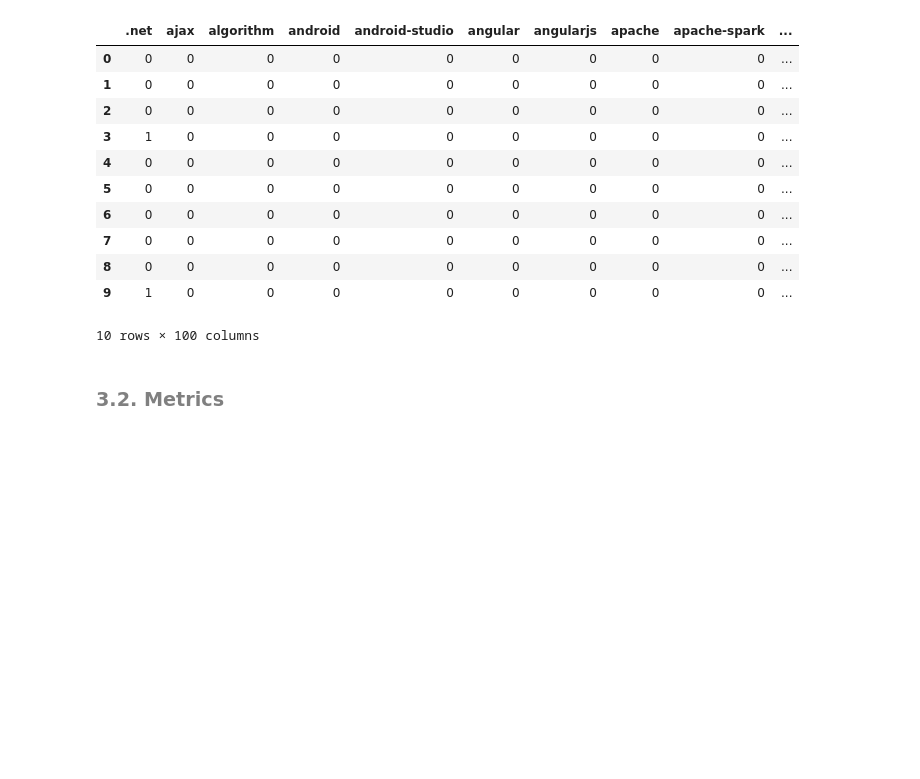
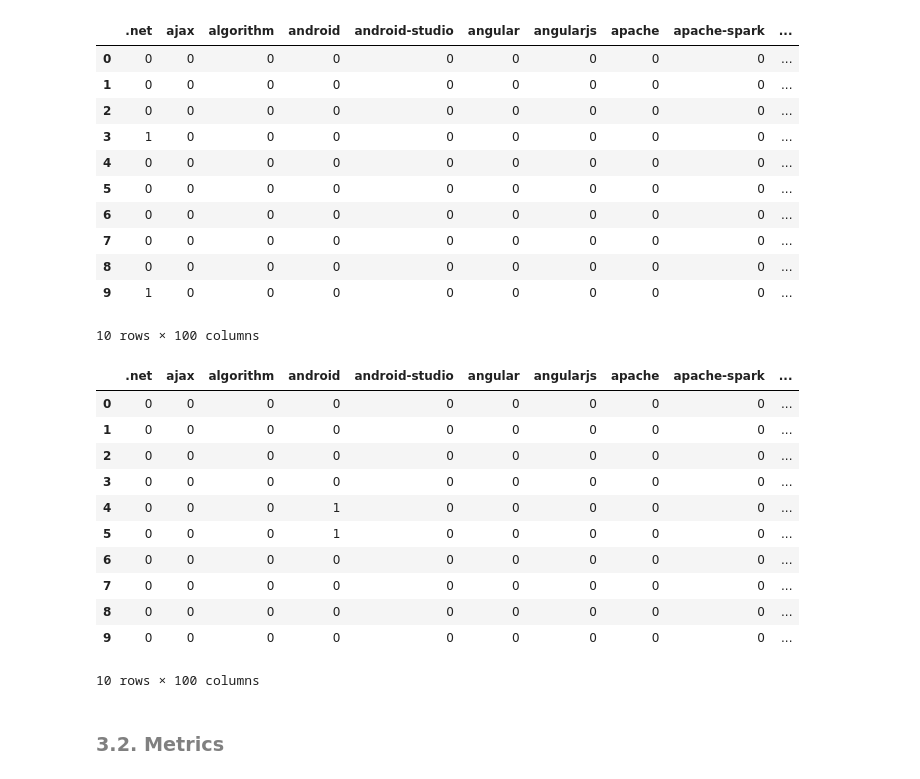
Before and after one commit to hurvoya/05---categorisation-question, a Jupyter notebook: Nettoyage_test_1.ipynb, the cells around one changed output. Drawn from its saved outputs; the diff is of its cells as text; code cells hidden in the pictures; blank space fills up the shorter version.

```diff
--- a/Nettoyage_test_1.ipynb
+++ b/Nettoyage_test_1.ipynb
@@ -1007,3 +1039,11 @@ df["title_body"] = df["Title"]+" "+df["Body"]
+# %%
+#create titel + body column
+df["title_body"] = df["Title"]+" "+df["Body"]
+
+#Dropna
+df = df.dropna()
+# %%
+df = df.dropna()
 # %% [markdown]
 ## <font color = purple>2. Bag of words & Bigrams</font>
 # %%
@@ -1237,0 +1396,3 @@ array([[-0.02615408, -0.02989564, -0.04940378, ...,  0.04612811,
+# %%
+#Création d'un échantillon
+df_sample = df.sample(1000)
@@ -1514,6 +1716,38 @@ df_ybin.head(10)
 | 8 | 0 | 0 | 0 | 0 | 0 | 0 | 0 | 0 | 0 | ... |
 | 9 | 1 | 0 | 0 | 0 | 0 | 0 | 0 | 0 | 0 | ... |
 10 rows × 100 columns
+# %%
+#Define y_sample
+y_sample = df_sample['Tags']
+
+#Replace [, ], and '
+y_sample=y_sample.str.replace("[","")
+y_sample=y_sample.str.replace("]","")
+y_sample=y_sample.str.replace("'","")
+
+#Create list of list
+y_sample = y_sample.str.split(', ')
+
+#Binarize y_sample
+multilabel_binarizer = MultiLabelBinarizer()
+y_sample_bin = multilabel_binarizer.fit_transform(y_sample)
+
+#Create a dataframe for vizualisation
+df_y_sample_bin = pd.DataFrame(multilabel_binarizer.fit_transform(y_sample),columns=multilabel_binarizer.classes_)
+df_y_sample_bin.head(10)
+# %% [output]
+|  | .net | ajax | algorithm | android | android-studio | angular | angularjs | apache | apache-spark | ... |
+| 0 | 0 | 0 | 0 | 0 | 0 | 0 | 0 | 0 | 0 | ... |
+| 1 | 0 | 0 | 0 | 0 | 0 | 0 | 0 | 0 | 0 | ... |
+| 2 | 0 | 0 | 0 | 0 | 0 | 0 | 0 | 0 | 0 | ... |
+| 3 | 0 | 0 | 0 | 0 | 0 | 0 | 0 | 0 | 0 | ... |
+| 4 | 0 | 0 | 0 | 1 | 0 | 0 | 0 | 0 | 0 | ... |
+| 5 | 0 | 0 | 0 | 1 | 0 | 0 | 0 | 0 | 0 | ... |
+| 6 | 0 | 0 | 0 | 0 | 0 | 0 | 0 | 0 | 0 | ... |
+| 7 | 0 | 0 | 0 | 0 | 0 | 0 | 0 | 0 | 0 | ... |
+| 8 | 0 | 0 | 0 | 0 | 0 | 0 | 0 | 0 | 0 | ... |
+| 9 | 0 | 0 | 0 | 0 | 0 | 0 | 0 | 0 | 0 | ... |
+10 rows × 100 columns
 # %% [markdown]
 ### <font color = grey>3.2. Metrics</font>
 # %%
```
Also changed, not shown: parts of 108 cells of this notebook.
